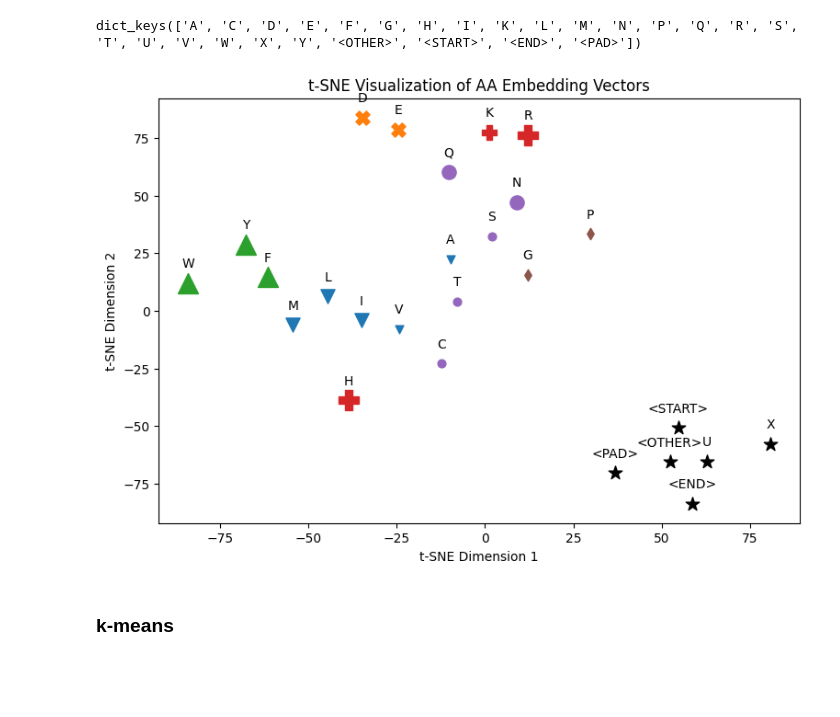
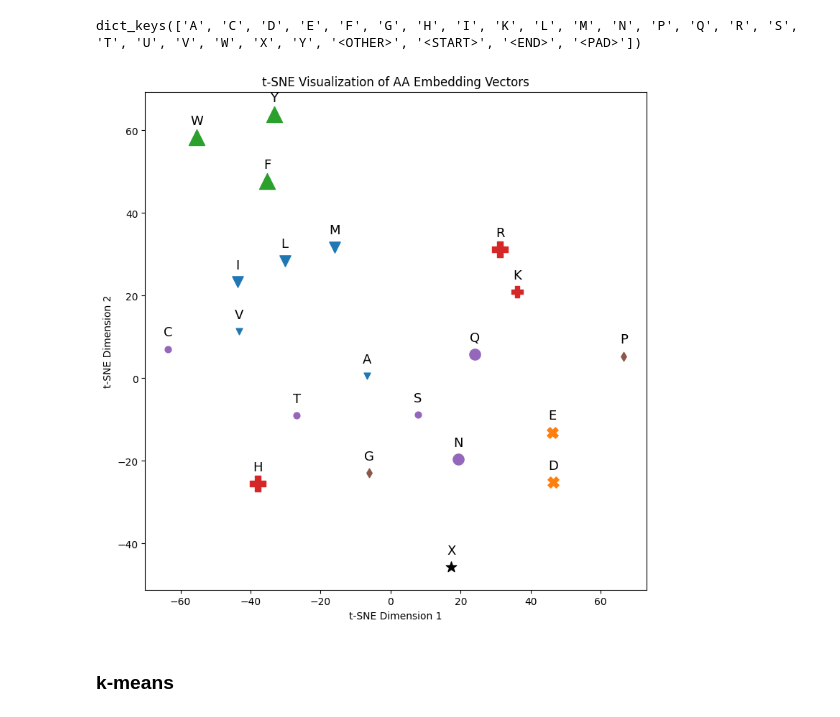
Before and after one commit to furkanakkurt1335/549-term-project, a Jupyter notebook: aa_embeddings/embedding_clustering.ipynb, the cells around one changed output. Saved outputs shown, nothing was run; the diff lists cells and outputs as text; code cells hidden in the pictures; blank space fills up the shorter version.

Commit message:
updated visualizations

```diff
--- a/aa_embeddings/embedding_clustering.ipynb
+++ b/aa_embeddings/embedding_clustering.ipynb
@@ -64,8 +64,8 @@ hydrophobic_aromatic_aas = ['F','W','Y']
 hydrophobic_aliphatic_aas = [ 'A', 'I','L','M','V']
 unique_aas= ['G','P']
 # %%
-#keys = prottrans_aas # To compare with prottrans embedding visualizations
-keys = list(aa_embeddings.keys())
+keys = prottrans_aas # To compare with prottrans embedding visualizations
+#keys = list(aa_embeddings.keys())
 vectors = np.array([aa_embeddings[key] for key in keys])
 
 # Apply t-SNE
@@ -74,7 +74,7 @@ tsne_result = tsne.fit_transform(vectors)
 
 
 # Plot the t-SNE result with labels and colors according to the clusters
-plt.figure(figsize=(9, 6))
+plt.figure(figsize=(9, 9))
 for i, key in enumerate(keys):
     if aa_masses[key] < 130:
         marker_size = 40
@@ -91,35 +91,35 @@ for i, key in enumerate(keys):
         color = "tab:orange"
     elif key in  polar_neutral_aas:
         marker = "o"
         color = "tab:purple"
     elif key in hydrophobic_aromatic_aas:
         marker = "^"
         color = "tab:green"
     elif key in hydrophobic_aliphatic_aas:
         marker = "v"
         color = "tab:blue"
     elif key in unique_aas:
         marker = "d"
         color = "tab:brown"
     else:
         marker = "*"
         color = "k"
     plt.scatter(tsne_result[i, 0], tsne_result[i, 1], c=color,marker=marker, s=marker_size)
 
 # Annotate each point with its corresponding key
 for i, key in enumerate(keys):
     #amino_acid_symbol = amino_acid_symbols.get(key, key)
     plt.annotate(key, (tsne_result[i, 0], tsne_result[i, 1]),
-                 xytext=(0, 10),
+                 xytext=(0, 10), fontsize = 13,
                  textcoords='offset points',
                  ha='center', va='bottom')
 
 plt.title('t-SNE Visualization of AA Embedding Vectors')
 plt.xlabel('t-SNE Dimension 1')
 plt.ylabel('t-SNE Dimension 2')
 plt.show()
 # %% [output]
-[figure, old version]
+[figure, new version]
 # %% [markdown]
 ### k-means
 # %%
```
